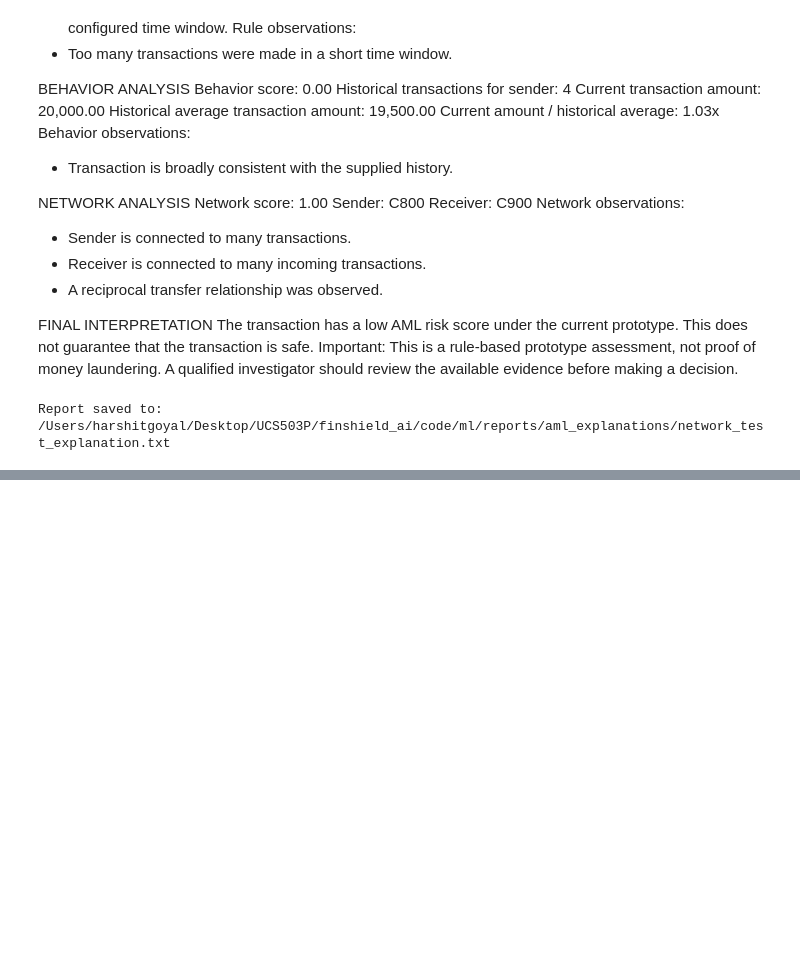
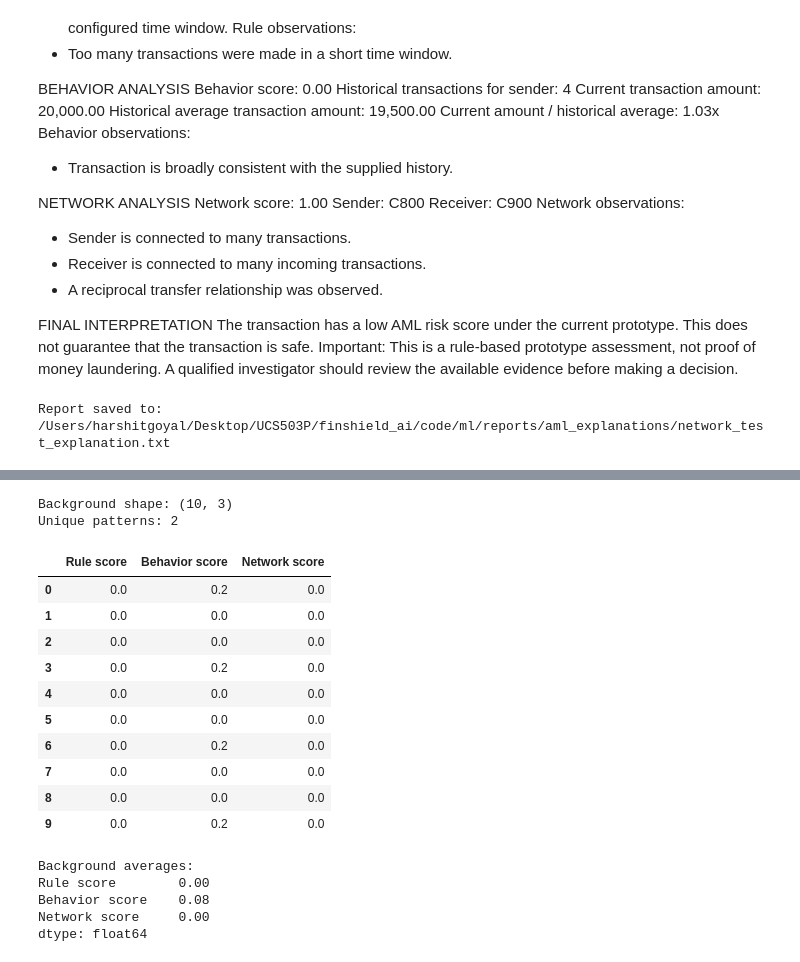
Before and after one commit to harshit29062006/finshield_ai, a Jupyter notebook: code/ml/notebooks/07_aml_shap.ipynb, the cells around one changed output, grey strips where cells are left out. Cells and saved outputs as stored; diff of their text form; code cells hidden in the pictures; blank space fills up the shorter version.

```diff
--- a/code/ml/notebooks/07_aml_shap.ipynb
+++ b/code/ml/notebooks/07_aml_shap.ipynb
@@ -704,0 +1123,73 @@ Report saved to: /Users/harshitgoyal/Desktop/UCS503P/finshield_ai/code/ml/report
+# %%
+# ==========================================
+# SHAP - STEP 8
+# DIVERSE NORMAL BACKGROUND SAMPLES
+# ==========================================
+
+background_rows = []
+
+for i, transaction in enumerate(normal_transactions):
+
+    # Different historical conditions
+    if i % 3 == 0:
+        history = []
+
+    elif i % 3 == 1:
+        history = [{
+            "sender_id": transaction["sender_id"],
+            "receiver_id": transaction["receiver_id"],
+            "amount": transaction["amount"] * 0.8,
+            "timestamp": "2026/10/30 09:00"
+        }]
+
+    else:
+        history = [{
+            "sender_id": transaction["sender_id"],
+            "receiver_id": transaction["receiver_id"],
+            "amount": transaction["amount"] * 0.9,
+            "timestamp": "2026/10/30 09:00"
+        }]
+
+    rule_result = run_aml_rules(transaction, history)
+    behavior_result = analyze_behavior(transaction, history)
+    network_result = analyze_network(transaction, history)
+
+    background_rows.append([
+        rule_result["rule_score"],
+        behavior_result["behavior_score"],
+        network_result["network_score"]
+    ])
+
+background_df = pd.DataFrame(
+    background_rows,
+    columns=["Rule score", "Behavior score", "Network score"]
+)
+
+background = background_df.to_numpy(dtype=float)
+
+print("Background shape:", background.shape)
+print("Unique patterns:", len(np.unique(background, axis=0)))
+
+display(background_df)
+
+print("\nBackground averages:")
+print(background_df.mean())
+# %% [output]
+Background shape: (10, 3)
+Unique patterns: 2
+|  | Rule score | Behavior score | Network score |
+| 0 | 0.0 | 0.2 | 0.0 |
+| 1 | 0.0 | 0.0 | 0.0 |
+| 2 | 0.0 | 0.0 | 0.0 |
+| 3 | 0.0 | 0.2 | 0.0 |
+| 4 | 0.0 | 0.0 | 0.0 |
+| 5 | 0.0 | 0.0 | 0.0 |
+| 6 | 0.0 | 0.2 | 0.0 |
+| 7 | 0.0 | 0.0 | 0.0 |
+| 8 | 0.0 | 0.0 | 0.0 |
+| 9 | 0.0 | 0.2 | 0.0 |
+Background averages:
+Rule score        0.00
+Behavior score    0.08
+Network score     0.00
+dtype: float64
```
Also changed, not shown: parts of 10 cells of this notebook, 6 other files.
